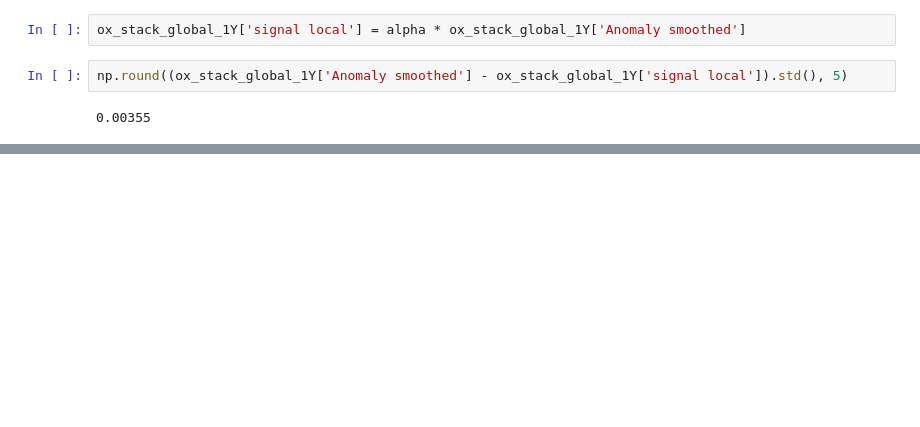
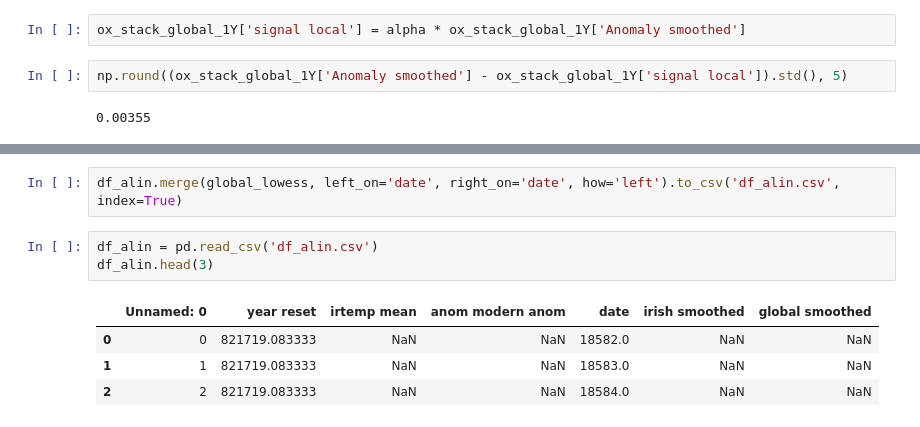
Before and after one commit to nurbujang/2progdaw23, a Jupyter notebook: project3.ipynb, the cells around one changed output, grey strips where cells are left out. Saved outputs shown, nothing was run; the diff lists cells and outputs as text; blank space fills up the shorter version.

```diff
--- a/project3.ipynb
+++ b/project3.ipynb
@@ -449,0 +768,10 @@ NameError: name 'linear' is not defined
+# %%
+df_alin.merge(global_lowess, left_on='date', right_on='date', how='left').to_csv('df_alin.csv', index=True)
+# %%
+df_alin = pd.read_csv('df_alin.csv')
+df_alin.head(3)
+# %% [output]
+|  | Unnamed: 0 | year reset | irtemp mean | anom modern anom | date | irish smoothed | global smoothed |
+| 0 | 0 | 821719.083333 | NaN | NaN | 18582.0 | NaN | NaN |
+| 1 | 1 | 821719.083333 | NaN | NaN | 18583.0 | NaN | NaN |
+| 2 | 2 | 821719.083333 | NaN | NaN | 18584.0 | NaN | NaN |
```
Also changed, not shown: parts of 27 cells of this notebook, 3 other files.
